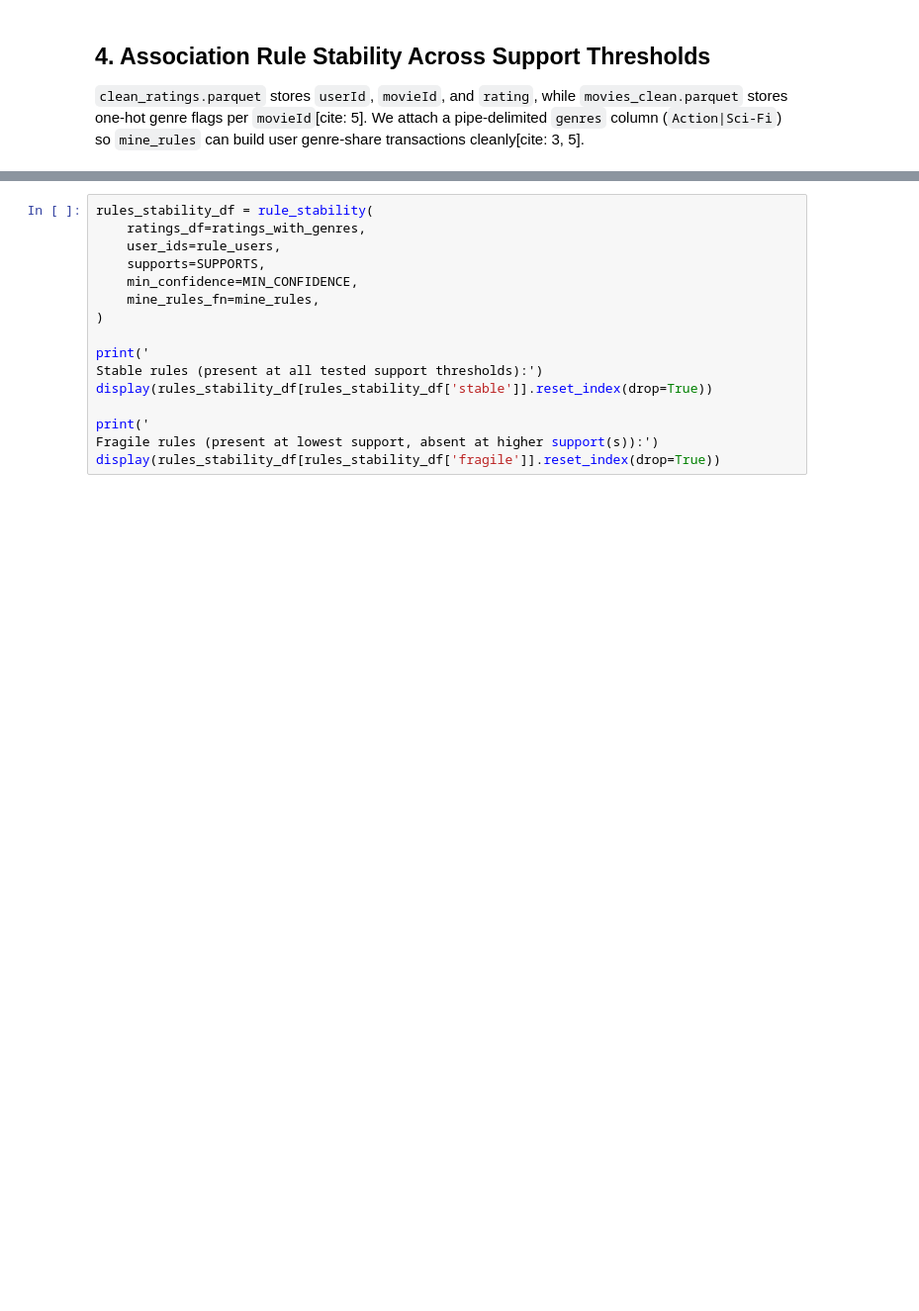
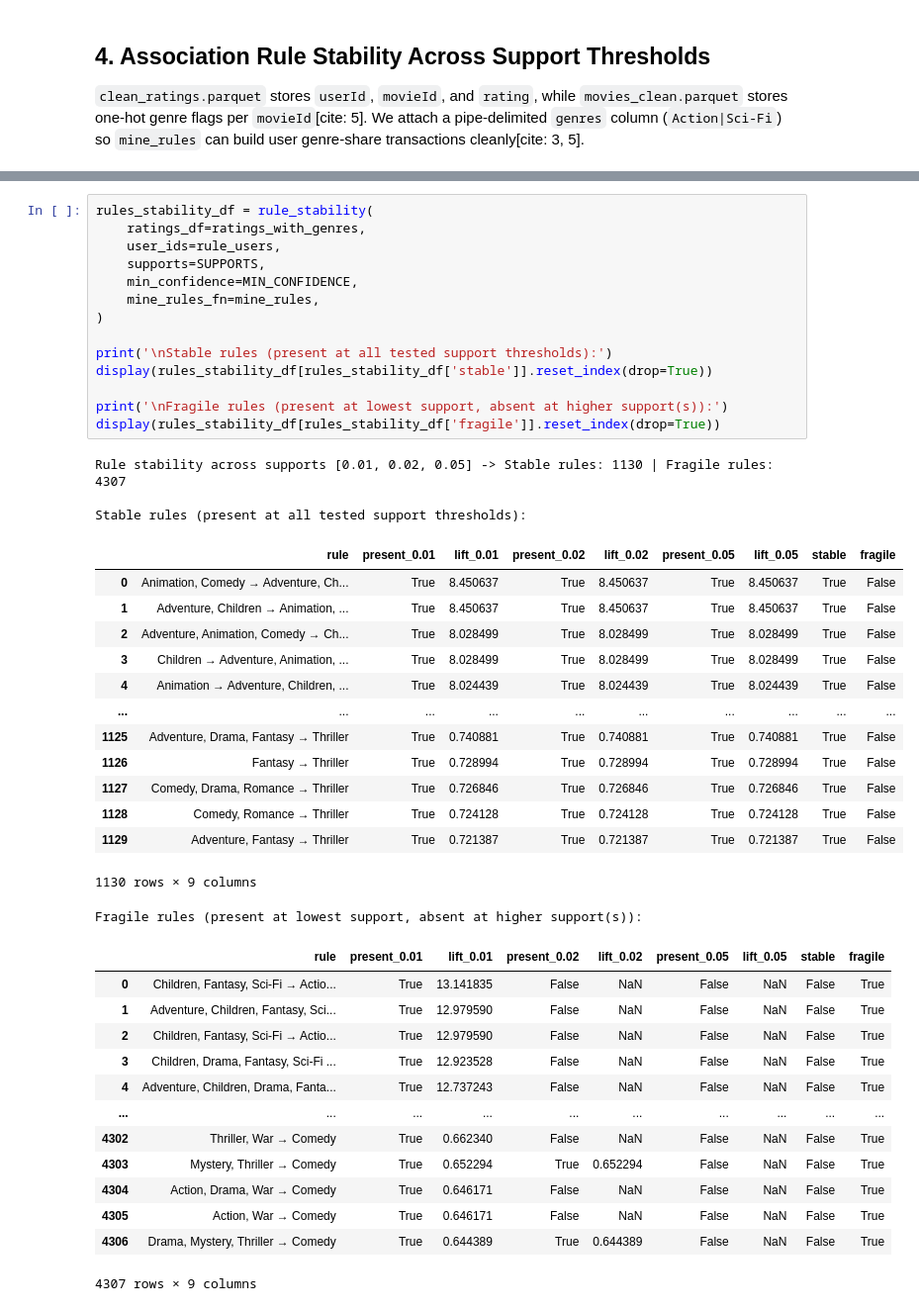
Before and after one commit to mouazdjebbar1/movie-audience-data-mining-project, a Jupyter notebook: notebooks/04_pca_robustness.ipynb, the cells around one changed output, grey strips where cells are left out. Shown at 99% size. Cells and saved outputs as stored; diff of their text form; blank space fills up the shorter version.

```diff
--- a/notebooks/04_pca_robustness.ipynb
+++ b/notebooks/04_pca_robustness.ipynb
@@ -143,16 +211,45 @@ print(f'Evaluating rule stability on {len(rule_users):,} users across supports {
 # %%
 rules_stability_df = rule_stability(
     ratings_df=ratings_with_genres,
     user_ids=rule_users,
     supports=SUPPORTS,
     min_confidence=MIN_CONFIDENCE,
     mine_rules_fn=mine_rules,
 )
 
-print('
-Stable rules (present at all tested support thresholds):')
+print('\nStable rules (present at all tested support thresholds):')
 display(rules_stability_df[rules_stability_df['stable']].reset_index(drop=True))
 
-print('
-Fragile rules (present at lowest support, absent at higher support(s)):')
+print('\nFragile rules (present at lowest support, absent at higher support(s)):')
 display(rules_stability_df[rules_stability_df['fragile']].reset_index(drop=True))
+# %% [output]
+Rule stability across supports [0.01, 0.02, 0.05] -> Stable rules: 1130 | Fragile rules: 4307
+
+Stable rules (present at all tested support thresholds):
+|  | rule | present_0.01 | lift_0.01 | present_0.02 | lift_0.02 | present_0.05 | lift_0.05 | stable | fragile |
+| 0 | Animation, Comedy → Adventure, Ch... | True | 8.450637 | True | 8.450637 | True | 8.450637 | True | False |
+| 1 | Adventure, Children → Animation, ... | True | 8.450637 | True | 8.450637 | True | 8.450637 | True | False |
+| 2 | Adventure, Animation, Comedy → Ch... | True | 8.028499 | True | 8.028499 | True | 8.028499 | True | False |
+| 3 | Children → Adventure, Animation, ... | True | 8.028499 | True | 8.028499 | True | 8.028499 | True | False |
+| 4 | Animation → Adventure, Children, ... | True | 8.024439 | True | 8.024439 | True | 8.024439 | True | False |
+| ... | ... | ... | ... | ... | ... | ... | ... | ... | ... |
+| 1125 | Adventure, Drama, Fantasy → Thriller | True | 0.740881 | True | 0.740881 | True | 0.740881 | True | False |
+| 1126 | Fantasy → Thriller | True | 0.728994 | True | 0.728994 | True | 0.728994 | True | False |
+| 1127 | Comedy, Drama, Romance → Thriller | True | 0.726846 | True | 0.726846 | True | 0.726846 | True | False |
+| 1128 | Comedy, Romance → Thriller | True | 0.724128 | True | 0.724128 | True | 0.724128 | True | False |
+| 1129 | Adventure, Fantasy → Thriller | True | 0.721387 | True | 0.721387 | True | 0.721387 | True | False |
+1130 rows × 9 columns
+Fragile rules (present at lowest support, absent at higher support(s)):
+|  | rule | present_0.01 | lift_0.01 | present_0.02 | lift_0.02 | present_0.05 | lift_0.05 | stable | fragile |
+| 0 | Children, Fantasy, Sci-Fi → Actio... | True | 13.141835 | False | NaN | False | NaN | False | True |
+| 1 | Adventure, Children, Fantasy, Sci... | True | 12.979590 | False | NaN | False | NaN | False | True |
+| 2 | Children, Fantasy, Sci-Fi → Actio... | True | 12.979590 | False | NaN | False | NaN | False | True |
+| 3 | Children, Drama, Fantasy, Sci-Fi ... | True | 12.923528 | False | NaN | False | NaN | False | True |
+| 4 | Adventure, Children, Drama, Fanta... | True | 12.737243 | False | NaN | False | NaN | False | True |
+| ... | ... | ... | ... | ... | ... | ... | ... | ... | ... |
+| 4302 | Thriller, War → Comedy | True | 0.662340 | False | NaN | False | NaN | False | True |
+| 4303 | Mystery, Thriller → Comedy | True | 0.652294 | True | 0.652294 | False | NaN | False | True |
+| 4304 | Action, Drama, War → Comedy | True | 0.646171 | False | NaN | False | NaN | False | True |
+| 4305 | Action, War → Comedy | True | 0.646171 | False | NaN | False | NaN | False | True |
+| 4306 | Drama, Mystery, Thriller → Comedy | True | 0.644389 | True | 0.644389 | False | NaN | False | True |
+4307 rows × 9 columns
```
Also changed, not shown: parts of 4 cells of this notebook, 3 other files.
